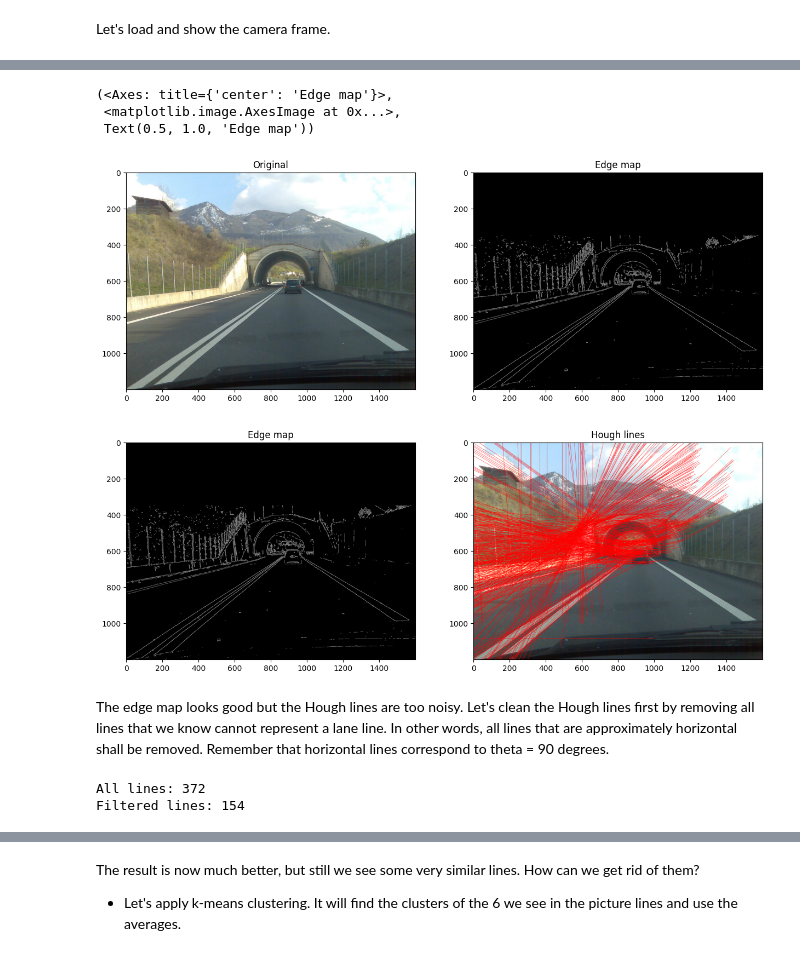
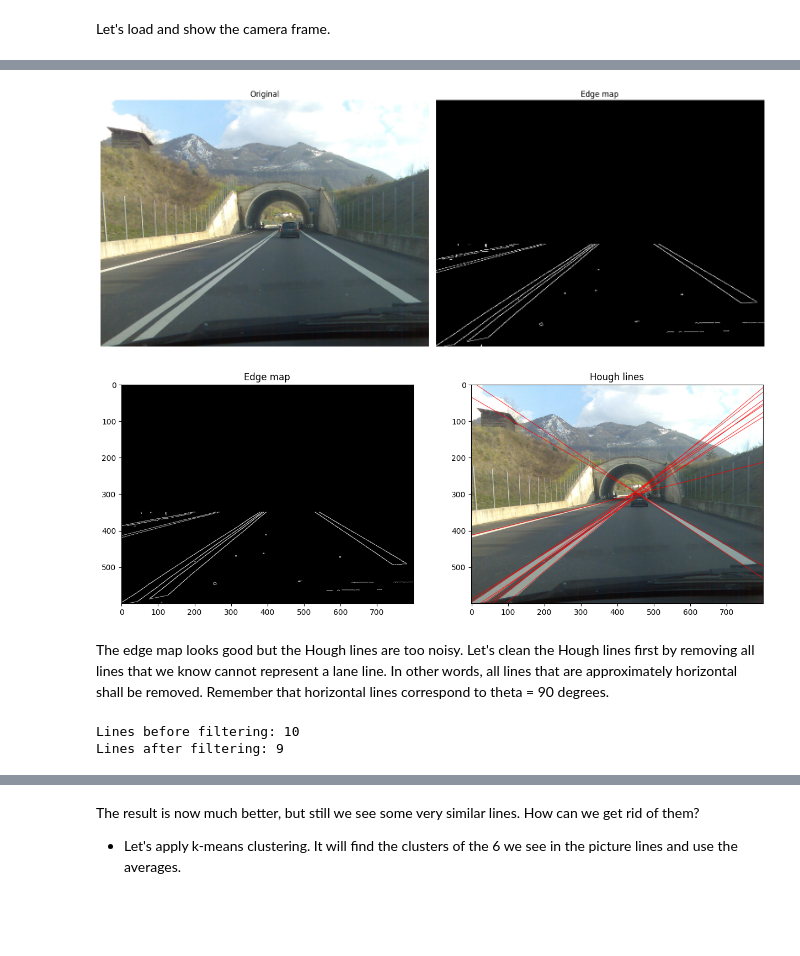
Before and after one commit to Angelina-Grbchh/Mathematical-methods-of-pattern-recognition-and-computer-vision, a Jupyter notebook: Lab4/lab4.ipynb, the cells around one changed output, grey strips where cells are left out. Saved outputs shown, nothing was run; the diff lists cells and outputs as text; code cells hidden in the pictures; blank space fills up the shorter version.

```diff
--- a/Lab4/lab4.ipynb
+++ b/Lab4/lab4.ipynb
@@ -30,0 +21,5 @@ result = np.copy(img)
+# %%
+img = cv2.imread('data/dashcam.jpg')
+img = cv2.cvtColor(img, cv2.COLOR_BGR2RGB)
+img = cv2.resize(img, None, fx=0.5, fy=0.5)
+plt.imshow(img)
@@ -31,8 +29,3 @@ result = np.copy(img)
 # %%
 # Convert image to gray scale
-gray = cv2.cvtColor(image, cv2.COLOR_RGB2GRAY)
-
-plt.figure(figsize=(12, 7))
-plt.imshow(gray, cmap="gray")
-plt.axis("off")
-plt.show()
+gray = cv2.cvtColor(img, cv2.COLOR_RGB2GRAY)
@@ -41,12 +32,7 @@ plt.show()
 # %%
 # Obtain edge map
 # Hint: you can use Canny edge detector with th_low = 100, th_high = 150
-edges = cv2.Canny(gray, 100, 150)
+edges = cv2.Canny(gray, threshold1=100, threshold2=150)
 
 # We are only interseted in the road so we will remove everything above the horizon
 edges[0:350] = 0
-
-plt.figure(figsize=(12, 7))
-plt.imshow(edges, cmap="gray")
-plt.axis("off")
-plt.show()
@@ -55,12 +39,20 @@ plt.show()
 # %%
-# Let's plot the images
-plt.subplot(121), plt.imshow(img), plt.title('Original')
-plt.subplot(122), plt.imshow(edges, cmap='gray'), plt.title('Edge map')
+plt.figure(figsize=(15, 10))
+
+plt.subplot(121)
+plt.imshow(img)
+plt.title('Original')
+plt.axis('off')
+
+plt.subplot(122)
+plt.imshow(edges, cmap='gray')
+plt.title('Edge map')
+plt.axis('off')
+
+plt.tight_layout()
+plt.show()
 # %% [output]
-(<Axes: title={'center': 'Edge map'}>,
- <matplotlib.image.AxesImage at 0x...>,
- Text(0.5, 1.0, 'Edge map'))
-[figure, old version]
+[figure, new version]
 # %%
 # Apply Hough transform to parametrize the lines
 # Hint 1: Offset resolution of 2 pixels and slope resolution of 2 degrees work well in this case
@@ -85,13 +81,19 @@ for line in lines:
     pt1 = (int(x0 + 1000*(-b)), int(y0 + 1000*(a)))
     pt2 = (int(x0 - 1000*(-b)), int(y0 - 1000*(a)))
 
-    cv2.line(result, pt1, pt2, 255, 1, cv2.LINE_AA)
+    cv2.line(result, pt1, pt2, (255, 0, 0), 1, cv2.LINE_AA)
 
-plt.subplot(121), plt.imshow(edges, cmap='gray'), plt.title('Edge map')
-plt.subplot(122), plt.imshow(result, cmap='gray'), plt.title('Hough lines')
+plt.subplot(121)
+plt.imshow(edges, cmap='gray')
+plt.title('Edge map')
+
+plt.subplot(122)
+plt.imshow(result)
+plt.title('Hough lines')
+
 plt.show()
 # %% [output]
-[figure, old version]
+[figure, new version]
 # %% [markdown]
 The edge map looks good but the Hough lines are too noisy. Let's clean the Hough lines first by removing all lines that we know cannot represent a lane line. In other words, all lines that are approximately horizontal shall be removed. Remember that horizontal lines correspond to theta = 90 degrees.
 # %%
@@ -99,17 +101,17 @@ The edge map looks good but the Hough lines are too noisy. Let's clean the Hough
 filtered_lines = []
 for line in lines:
     # Extract theta for current line (remember Hough works with radians)
-    rho = line[0]
     theta = line[1]
-    # Keep line if theta is not horizontal
-    if not (math.radians(70) <= theta <= math.radians(110)):
+    # Keep line if theta is outside the interval 70°...110°
+    if abs(theta - np.pi/2) > np.deg2rad(20):
         filtered_lines.append(line)
+
+filtered_lines = np.asarray(filtered_lines)
+print(f'Lines before filtering: {len(lines)}')
+print(f'Lines after filtering: {len(filtered_lines)}')
+# %% [output]
+Lines before filtering: 10
+Lines after filtering: 9
-# %%
-print("All lines:", len(lines))
-print("Filtered lines:", len(filtered_lines))
-# %% [output]
-All lines: 372
-Filtered lines: 154
 # %%
 # Let's plot the resulting filtered lines
 result = np.copy(img)
```
Also changed, not shown: parts of 13 cells of this notebook, 2 other files.
